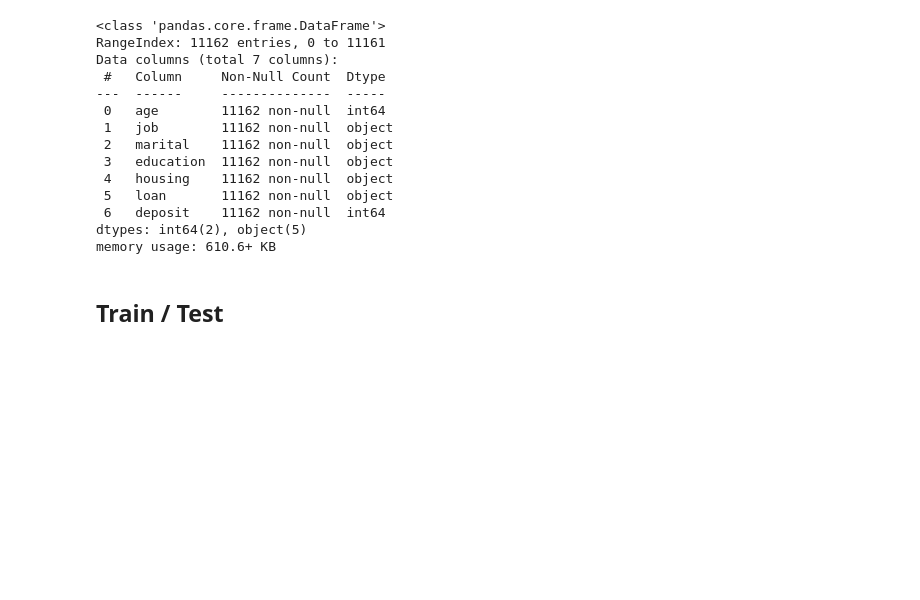
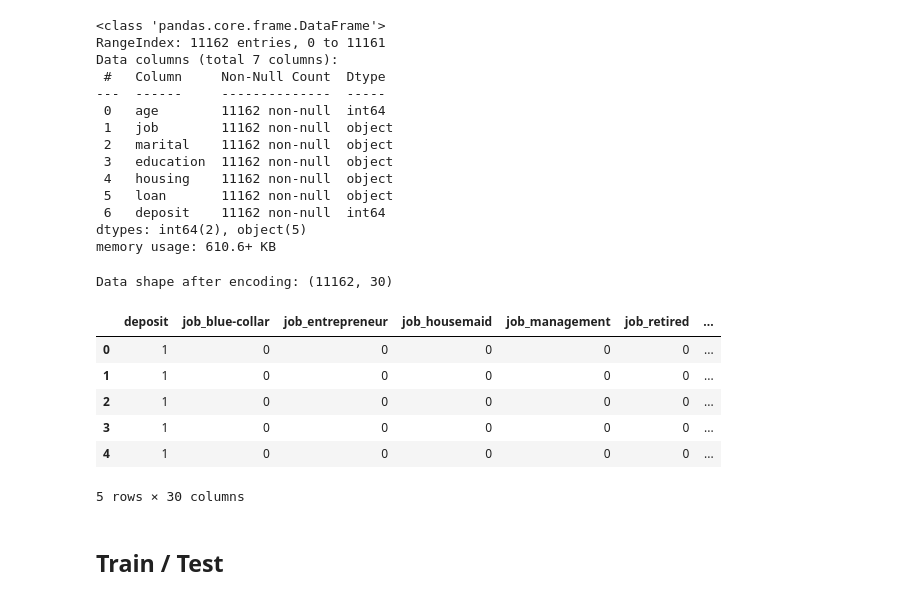
Before and after one commit to Tlevi308/DS_PROJECTS, a Jupyter notebook: Logistic_Regression.ipynb, the cells around one changed output. Drawn from its saved outputs; the diff is of its cells as text; code cells hidden in the pictures; blank space fills up the shorter version.

```diff
--- a/Logistic_Regression.ipynb
+++ b/Logistic_Regression.ipynb
@@ -659,13 +606,26 @@ For each feature:
    - leakage suspicion
 """
 # %%
-# Perform One-Hot Encoding on categorical features
-categorical_cols = df.select_dtypes(include=['object', 'category']).columns.tolist()
-if 'deposit' in categorical_cols:
-    categorical_cols.remove('deposit')
+# Identify categorical columns (object and category types)
+cat_features = df.select_dtypes(include=['object', 'category']).columns.tolist()
 
-df = pd.get_dummies(df, columns=categorical_cols, drop_first=True)
+# Remove target variable from encoding list if present
+if 'deposit' in cat_features:
+    cat_features.remove('deposit')
 
+# Apply One-Hot Encoding and convert to 1/0 integers
+df = pd.get_dummies(df, columns=cat_features, drop_first=True).astype(int)
+
+print("Data shape after encoding:", df.shape)
 display(df.head())
+# %% [output]
+Data shape after encoding: (11162, 30)
+|  | deposit | job_blue-collar | job_entrepreneur | job_housemaid | job_management | job_retired | ... |
+| 0 | 1 | 0 | 0 | 0 | 0 | 0 | ... |
+| 1 | 1 | 0 | 0 | 0 | 0 | 0 | ... |
+| 2 | 1 | 0 | 0 | 0 | 0 | 0 | ... |
+| 3 | 1 | 0 | 0 | 0 | 0 | 0 | ... |
+| 4 | 1 | 0 | 0 | 0 | 0 | 0 | ... |
+5 rows × 30 columns
 # %% [markdown]
 ## Train / Test
```
Also changed, not shown: parts of 11 cells of this notebook.
